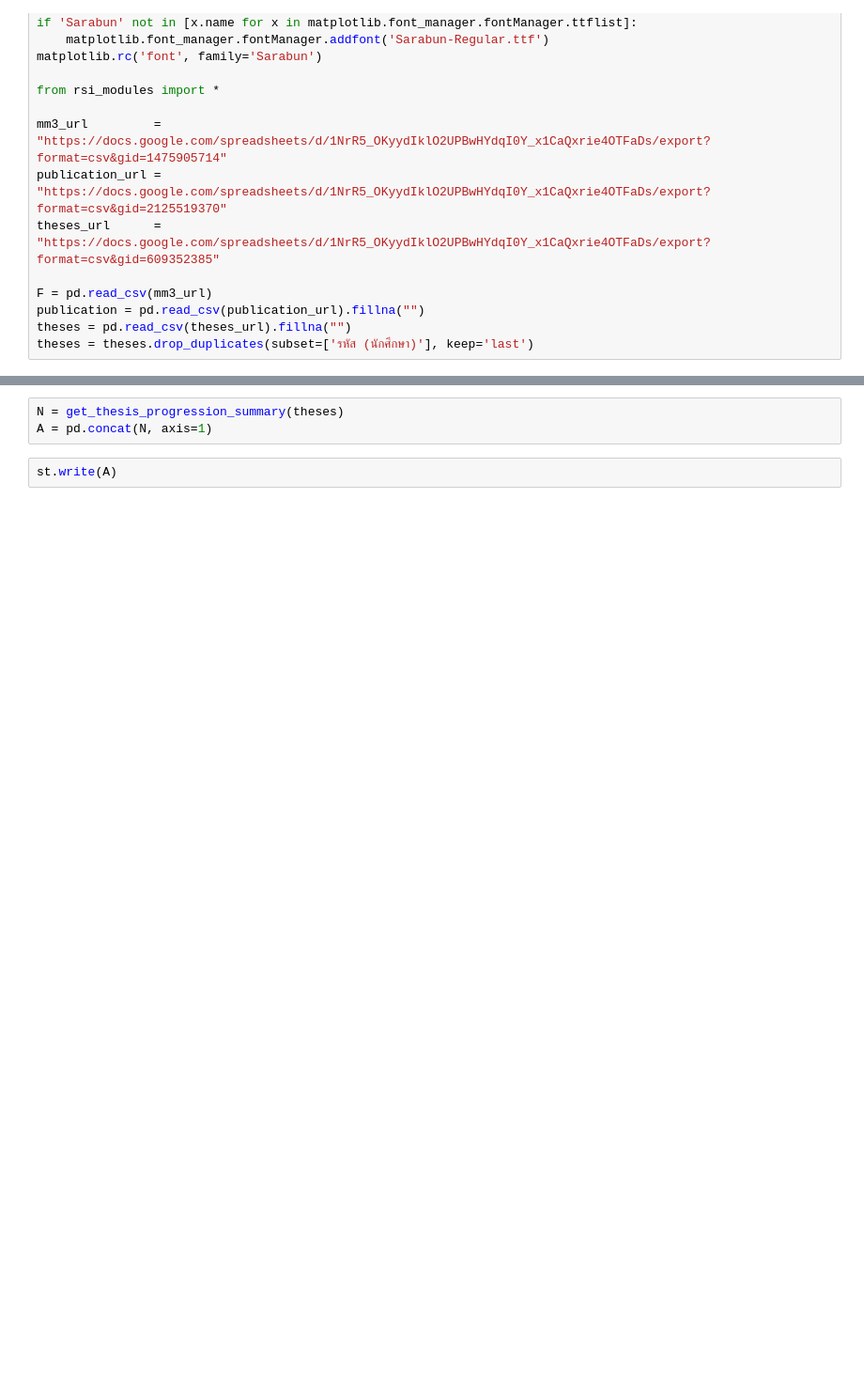
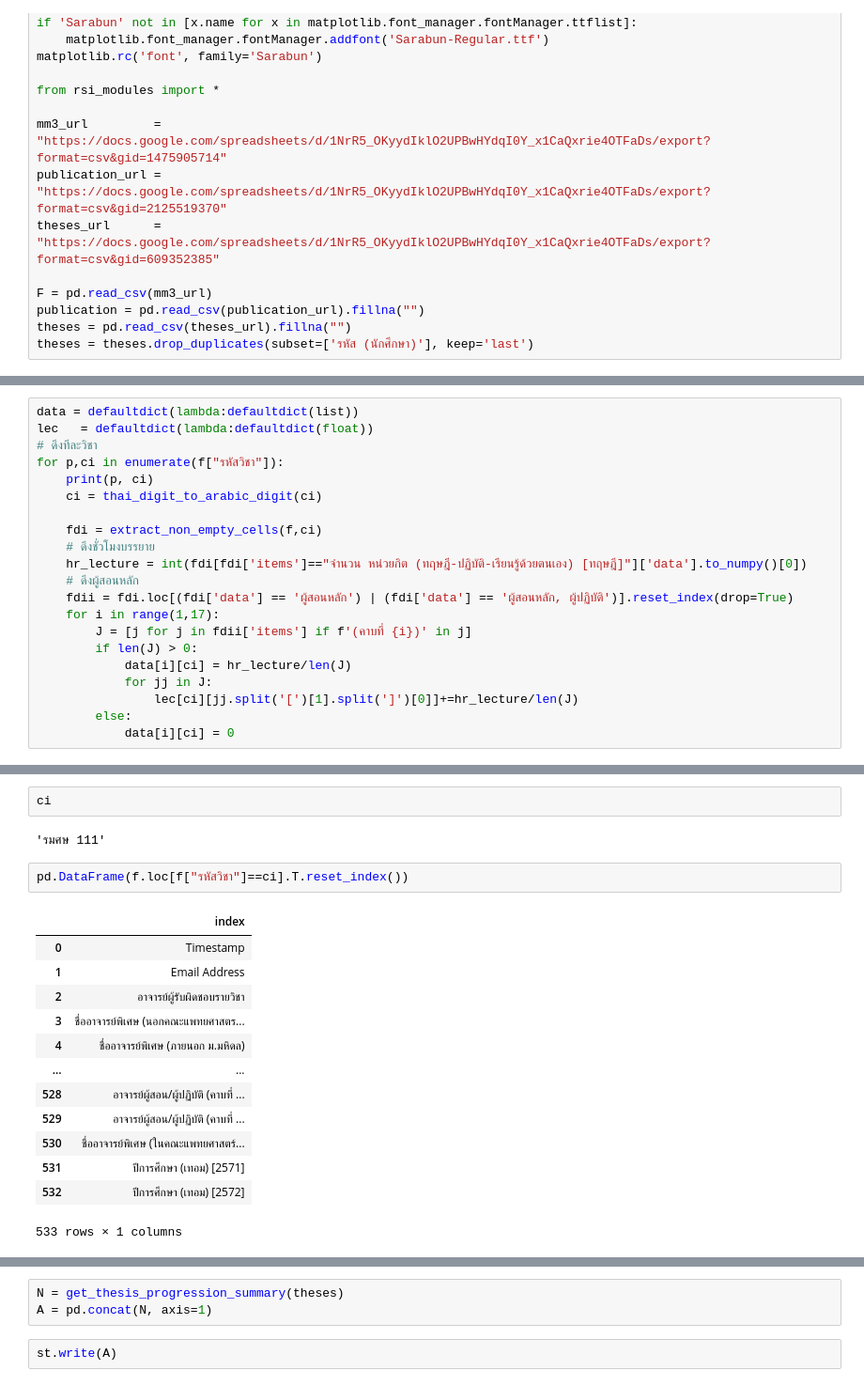
Before and after one commit to Supachan/academic-staff-workload, a Jupyter notebook: debugging.ipynb, the cells around one changed output, grey strips where cells are left out. Shown: that part at 94% size. Drawn from its saved outputs; the diff is of its cells as text; blank space fills up the shorter version.

```diff
--- a/debugging.ipynb
+++ b/debugging.ipynb
@@ -27,0 +57,21 @@ theses = theses.drop_duplicates(subset=['รหัส (นักศึกษา)
+# %%
+data = defaultdict(lambda:defaultdict(list))
+lec   = defaultdict(lambda:defaultdict(float))
+# ดึงทีละวิชา
+for p,ci in enumerate(f["รหัสวิชา"]):
+    print(p, ci)
+    ci = thai_digit_to_arabic_digit(ci)
+
+    fdi = extract_non_empty_cells(f,ci)
+    # ดึงชั่วโมงบรรยาย
+    hr_lecture = int(fdi[fdi['items']=="จำนวน หน่วยกิต (ทฤษฎี-ปฏิบัติ-เรียนรู้ด้วยตนเอง) [ทฤษฎี]"]['data'].to_numpy()[0])
+    # ดึงผู้สอนหลัก
+    fdii = fdi.loc[(fdi['data'] == 'ผู้สอนหลัก') | (fdi['data'] == 'ผู้สอนหลัก, ผู้ปฏิบัติ')].reset_index(drop=True)
+    for i in range(1,17):
+        J = [j for j in fdii['items'] if f'(คาบที่ {i})' in j]
+        if len(J) > 0:
+            data[i][ci] = hr_lecture/len(J)
+            for jj in J:
+                lec[ci][jj.split('[')[1].split(']')[0]]+=hr_lecture/len(J)
+        else:
+            data[i][ci] = 0
@@ -27,0 +99,20 @@ theses = theses.drop_duplicates(subset=['รหัส (นักศึกษา)
+# %%
+ci
+# %% [output]
+'รมศษ 111'
+# %%
+pd.DataFrame(f.loc[f["รหัสวิชา"]==ci].T.reset_index())
+# %% [output]
+|  | index |
+| 0 | Timestamp |
+| 1 | Email Address |
+| 2 | อาจารย์ผู้รับผิดชอบรายวิชา |
+| 3 | ชื่ออาจารย์พิเศษ (นอกคณะแพทยศาสตร... |
+| 4 | ชื่ออาจารย์พิเศษ (ภายนอก ม.มหิดล) |
+| ... | ... |
+| 528 | อาจารย์ผู้สอน/ผู้ปฏิบัติ (คาบที่ ... |
+| 529 | อาจารย์ผู้สอน/ผู้ปฏิบัติ (คาบที่ ... |
+| 530 | ชื่ออาจารย์พิเศษ (ในคณะแพทยศาสตร์... |
+| 531 | ปีการศึกษา (เทอม) [2571] |
+| 532 | ปีการศึกษา (เทอม) [2572] |
+533 rows × 1 columns
```
Also changed, not shown: parts of 4 cells of this notebook, 3 other files.
